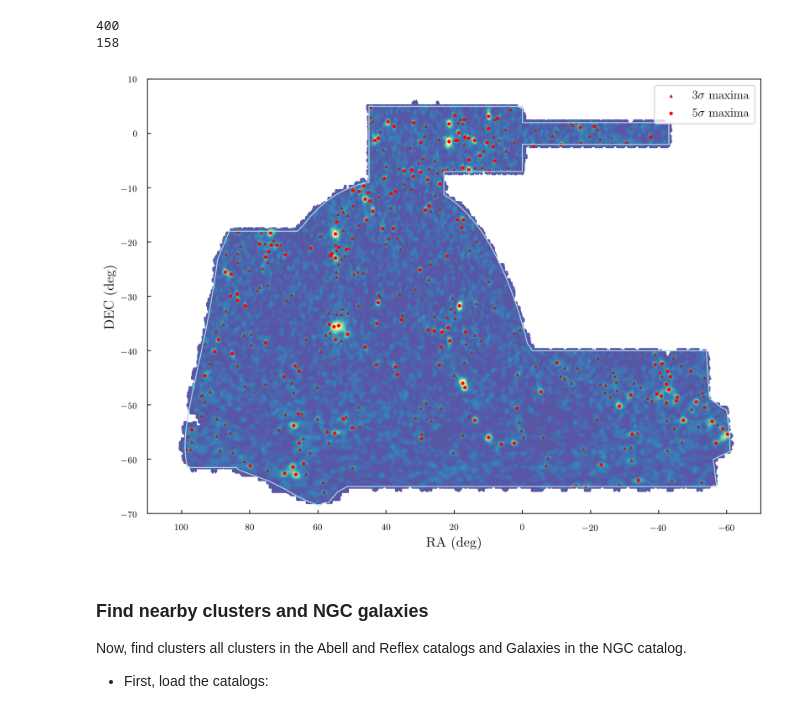
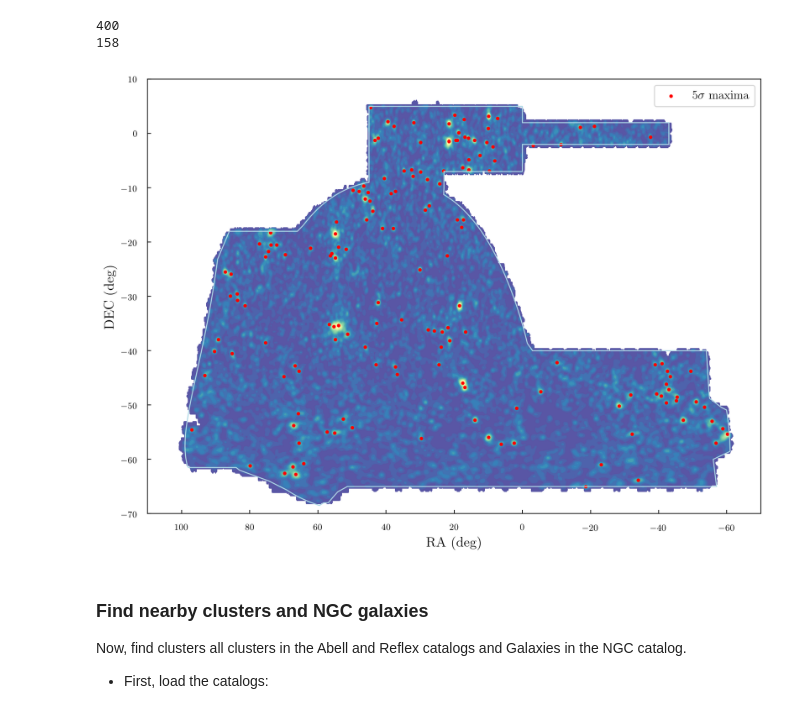
Before and after one commit to dtanoglidis/UDGs, a Jupyter notebook: Cluster_finding and definition.ipynb, the cells around one changed output. Drawn from its saved outputs; the diff is of its cells as text; code cells hidden in the pictures.

```diff
--- a/Cluster_finding and definition.ipynb
+++ b/Cluster_finding and definition.ipynb
@@ -270,19 +270,19 @@ ra_max_5sigma = x_grid[ra_s_like];dec_max_5sigma = y_grid[dec_s_like]
 # %%
 plt.figure(figsize = (11.0,8.0))
 
 levels = np.linspace(1e-6, Z.max(),40)
 
 plt.plot(ra_DES, dec_DES, c='lightblue', linewidth=1.0)
 plt.contourf(X,Y,Z, levels=levels, cmap='Spectral_r')
-plt.scatter(ra_max_3sigma, dec_max_3sigma, c='firebrick', s=4.5, marker='^', label='$3\sigma$ maxima')
+#plt.scatter(ra_max_3sigma, dec_max_3sigma, c='firebrick', s=4.5, marker='^', label='$3\sigma$ maxima')
 plt.scatter(ra_max_5sigma, dec_max_5sigma, c='r', s=6.5, label='$5\sigma$ maxima')
 
 plt.xlim(110,-70);plt.ylim(-70,10)
 plt.xlabel('RA (deg)',fontsize=14);plt.ylabel('DEC (deg)', fontsize=14)
 plt.legend(loc='upper right', frameon=True, fontsize=12)
 plt.show()
 # %% [output]
-[figure, old version]
+[figure, new version]
 # %% [markdown]
 ### Find nearby clusters and NGC galaxies
 
```
Also changed, not shown: parts of 10 cells of this notebook.
